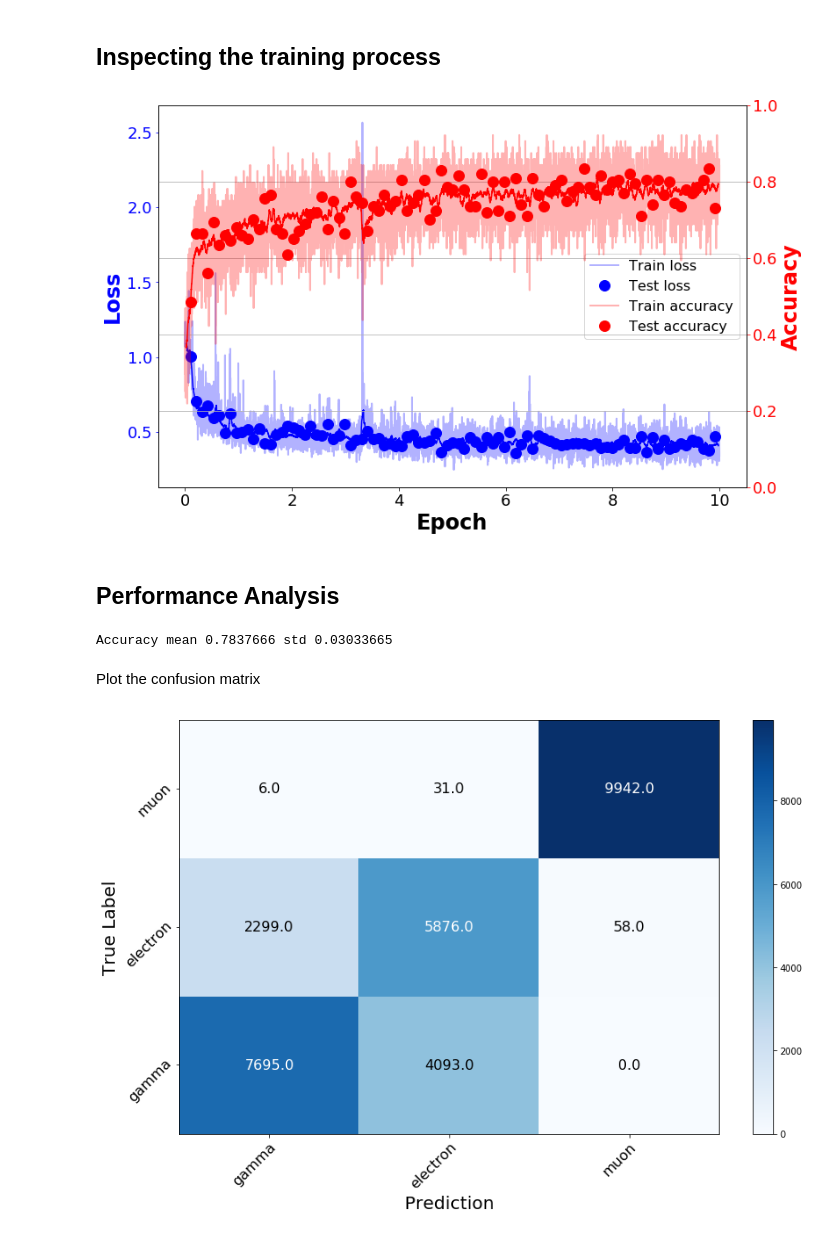
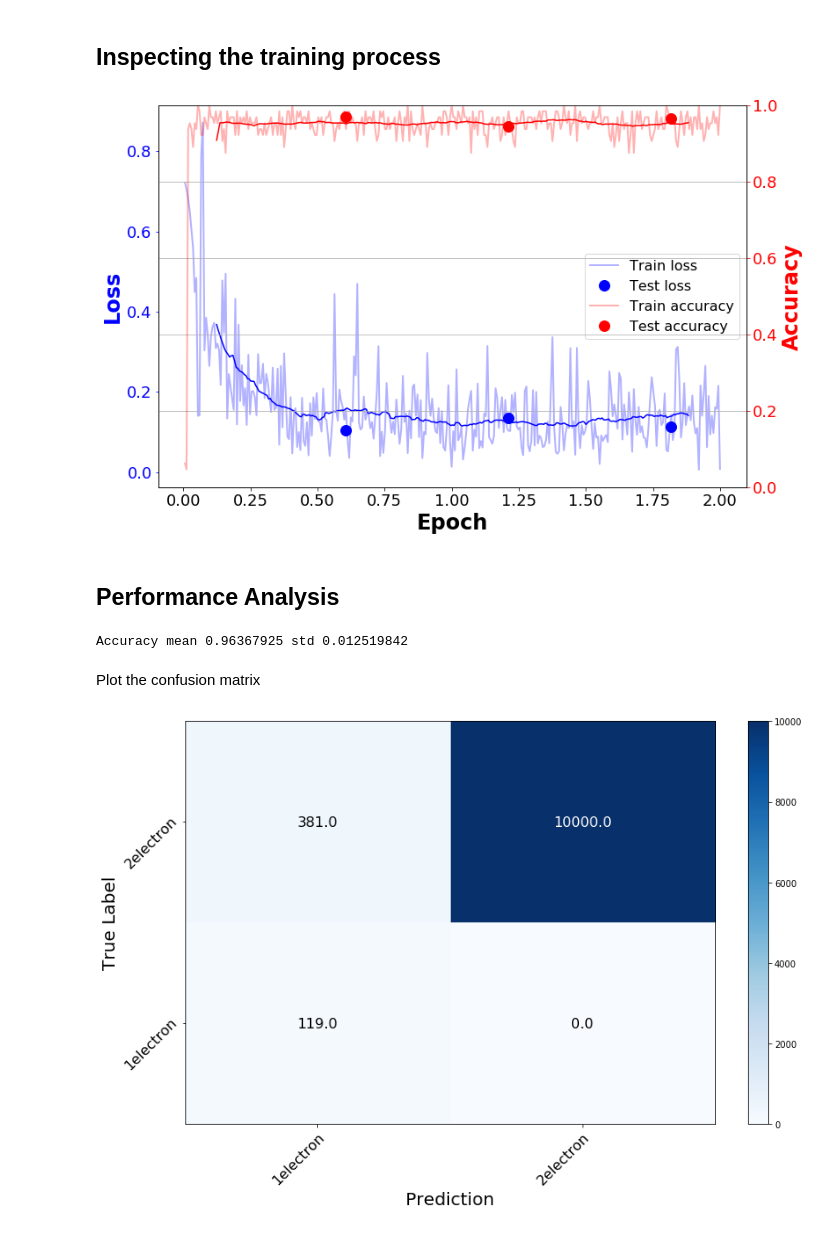
Before and after one commit to WatChMaL/UVicWorkshopPlayground, a Jupyter notebook: A/MultiRingClassifier.ipynb, the cells around one changed output. Saved outputs shown, nothing was run; the diff lists cells and outputs as text; code cells hidden in the pictures.

Commit message:
Making label = 0 for 2 rings.

```diff
--- a/A/MultiRingClassifier.ipynb
+++ b/A/MultiRingClassifier.ipynb
@@ -19,27 +19,27 @@ class CNN(torch.nn.Module):
         super(CNN, self).__init__()
         # feature extractor CNN
         self._feature = torch.nn.Sequential(
-            torch.nn.Conv2d(1,16,3), torch.nn.ReLU(), #in-channels, out-channels, kernel-size #non-linear filter #down-sample taking max value in (kernel-size, stride) to 1
+            torch.nn.Conv2d(1,8,3), torch.nn.ReLU(), #in-channels, out-channels, kernel-size #non-linear filter #down-sample taking max value in (kernel-size, stride) to 1
+            torch.nn.MaxPool2d(2,2),
+            torch.nn.Conv2d(8,16,3), torch.nn.ReLU(),
+            torch.nn.Conv2d(16,16,3), torch.nn.ReLU(),
             torch.nn.MaxPool2d(2,2),
             torch.nn.Conv2d(16,32,3), torch.nn.ReLU(),
             torch.nn.Conv2d(32,32,3), torch.nn.ReLU(),
             torch.nn.MaxPool2d(2,2),
             torch.nn.Conv2d(32,64,3), torch.nn.ReLU(),
-            torch.nn.Conv2d(64,64,3), torch.nn.ReLU(),
-            torch.nn.MaxPool2d(2,2),
-            torch.nn.Conv2d(64,128,3), torch.nn.ReLU(),
-            torch.nn.Conv2d(128,128,3), torch.nn.ReLU()
+            torch.nn.Conv2d(64,64,3), torch.nn.ReLU()
         )
         self._classifier = torch.nn.Sequential(
-            torch.nn.Linear(128,128), torch.nn.ReLU(),
-            torch.nn.Linear(128,128), torch.nn.ReLU(),
-            torch.nn.Linear(128,num_class)
+            torch.nn.Linear(64,64), torch.nn.ReLU(),
+            torch.nn.Linear(64,64), torch.nn.ReLU(),
+            torch.nn.Linear(64,num_class)
         )
 
     def forward(self, x):
         net = self._feature(x)
         net = torch.nn.AvgPool2d(net.size()[2:])(net)
-        return self._classifier(net.view(-1,128))
+        return self._classifier(net.view(-1,64))
 # %% [markdown]
 ## Preparing a _blob_
 # %%
@@ -56,9 +56,11 @@ blob.label     = None # label for training/analysis
 # Create data loader
 from iotools import loader_factory
 #DATA_DIRS=['/scratch/hkml_data/IWCDgrid/varyE/e-','/scratch/hkml_data/IWCDgrid/varyE/mu-','/scratch/hkml_data/IWCDgrid/varyE/gamma']
-DATA_DIRS=['/data/hkml_data/IWCDgrid/varyE/e-','/scratch/hkml_data/IWCDgrid/varyE/mu-','/scratch/hkml_data/IWCDgrid/varyE/gamma']
+DATA_DIRS=['/data/hkml_data/IWCDgrid/varyE/e-','/data/UVicWorkshopPlayground/A']
+#DATA_DIRS=['/data/UVicWorkshopPlayground/A']
+#DATA_DIRS=['/data/hkml_data/IWCDgrid/varyE/e-']
 # for train
-blob.train_loader=loader_factory('H5Dataset', batch_size=64, shuffle=True, num_workers=4, data_dirs=DATA_DIRS, flavour='100k.h5', start_fraction=0.0, use_fraction=0.2)
+blob.train_loader=loader_factory('H5Dataset', batch_size=64, shuffle=True, num_workers=4, data_dirs=DATA_DIRS, flavour='100k.h5', start_fraction=0.0, use_fraction=0.1)
 # for validation
 blob.test_loader=loader_factory('H5Dataset', batch_size=200, shuffle=True, num_workers=2, data_dirs=DATA_DIRS, flavour='100k.h5', start_fraction=0.1, use_fraction=0.1)
 
@@ -69,5 +79,5 @@ blob.train_log, blob.test_log = CSVData('log_train.csv'), CSVData('log_test.csv'
 ## Running a train loop
 # %%
 from classification import train_loop
-train_loop(blob,10.0)
+train_loop(blob,2.0)
 # %% [output]
@@ -90,7 +91,7 @@ Epoch 5 Starting @ 2019-04-16 14:25:54
 from classification import plot_log
 plot_log(blob.train_log.name,blob.test_log.name)
 # %% [output]
-[figure, old version]
+[figure, new version]
 # %% [markdown]
 ## Performance Analysis
 # %%
@@ -98,11 +99,11 @@ from classification import inference
 accuracy,label,prediction = inference(blob,blob.test_loader)
 print('Accuracy mean',accuracy.mean(),'std',accuracy.std())
 # %% [output]
-Accuracy mean 0.7837666 std 0.03033665
+Accuracy mean 0.96367925 std 0.012519842
 # %% [markdown]
 Plot the confusion matrix
 # %%
 from utils import plot_confusion_matrix
-plot_confusion_matrix(label,prediction,['gamma','electron','muon'])
+plot_confusion_matrix(label,prediction,['2electron','1electron'])
 # %% [output]
-[figure, old version]
+[figure, new version]
```
Also changed, not shown: parts of 2 cells of this notebook, 2 other files.
